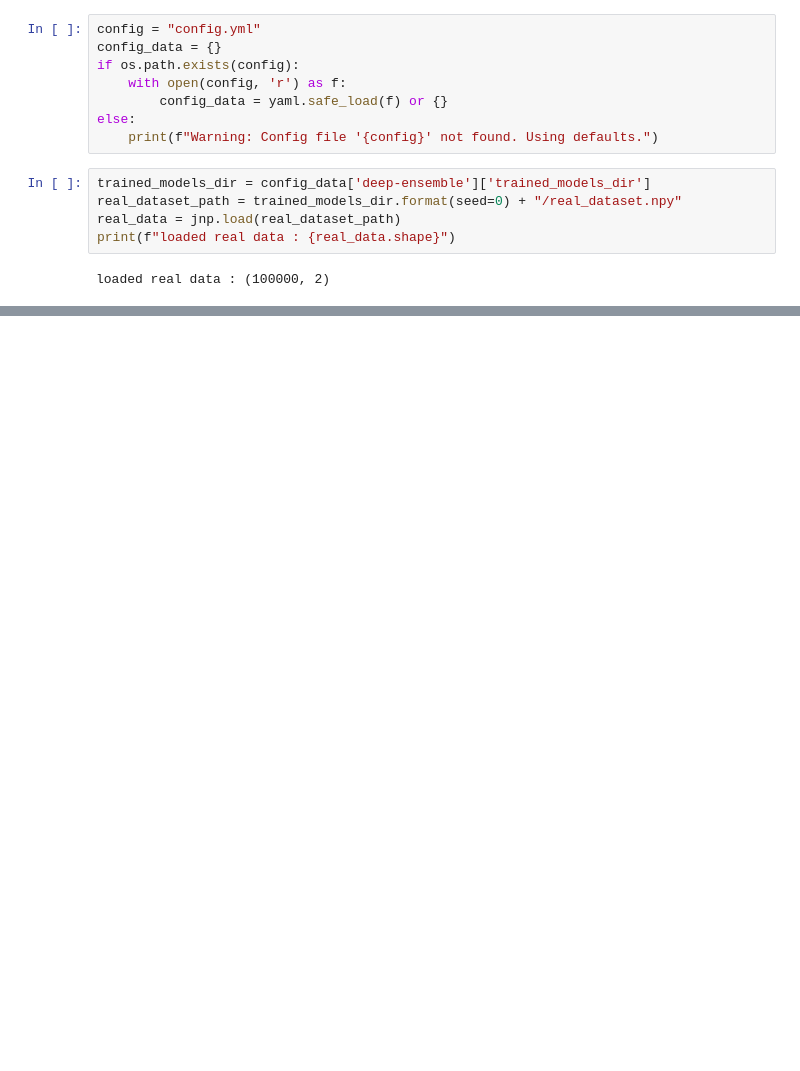
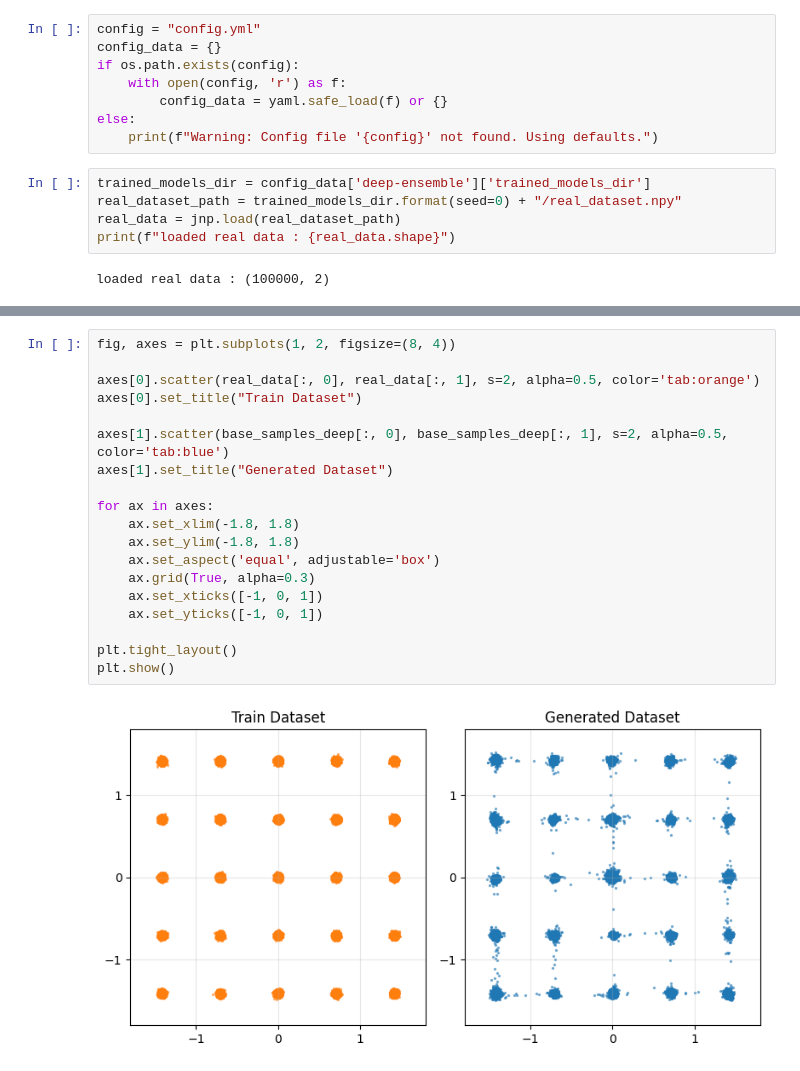
Before and after one commit to gantover/thesis, a Jupyter notebook: diffusion-model-hallucination/gaussian_experiments/gu_plots.ipynb, the cells around one changed output, grey strips where cells are left out. Drawn from its saved outputs; the diff is of its cells as text; blank space fills up the shorter version.

```diff
--- a/diffusion-model-hallucination/gaussian_experiments/gu_plots.ipynb
+++ b/diffusion-model-hallucination/gaussian_experiments/gu_plots.ipynb
@@ -73,0 +76,21 @@ plt.show()
+# %%
+fig, axes = plt.subplots(1, 2, figsize=(8, 4))
+
+axes[0].scatter(real_data[:, 0], real_data[:, 1], s=2, alpha=0.5, color='tab:orange')
+axes[0].set_title("Train Dataset")
+
+axes[1].scatter(base_samples_deep[:, 0], base_samples_deep[:, 1], s=2, alpha=0.5, color='tab:blue')
+axes[1].set_title("Generated Dataset")
+
+for ax in axes:
+    ax.set_xlim(-1.8, 1.8)
+    ax.set_ylim(-1.8, 1.8)
+    ax.set_aspect('equal', adjustable='box')
+    ax.grid(True, alpha=0.3)
+    ax.set_xticks([-1, 0, 1])
+    ax.set_yticks([-1, 0, 1])
+
+plt.tight_layout()
+plt.show()
+# %% [output]
+[figure, added]
```
Also changed, not shown: parts of 18 cells of this notebook, 32 other files.
